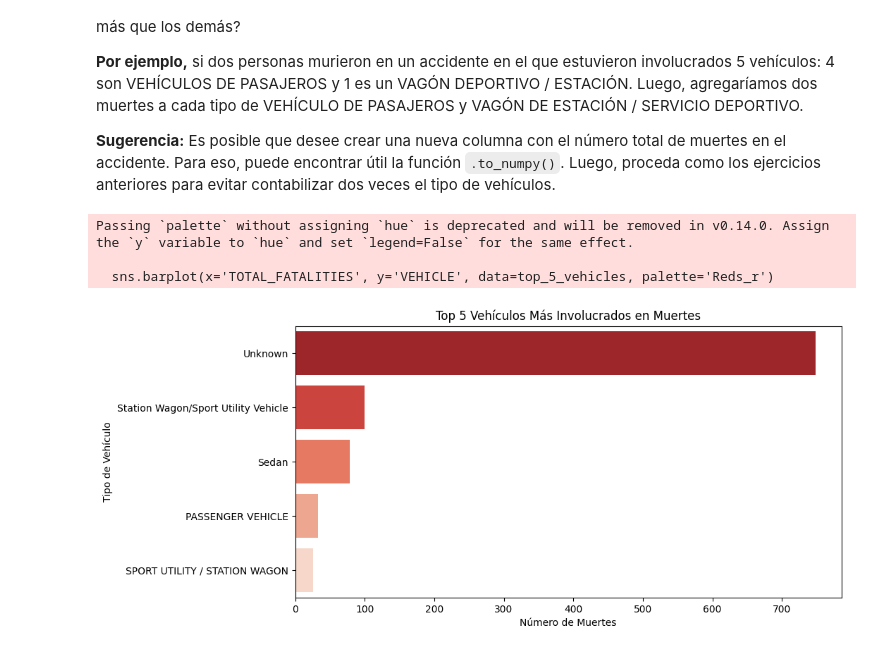
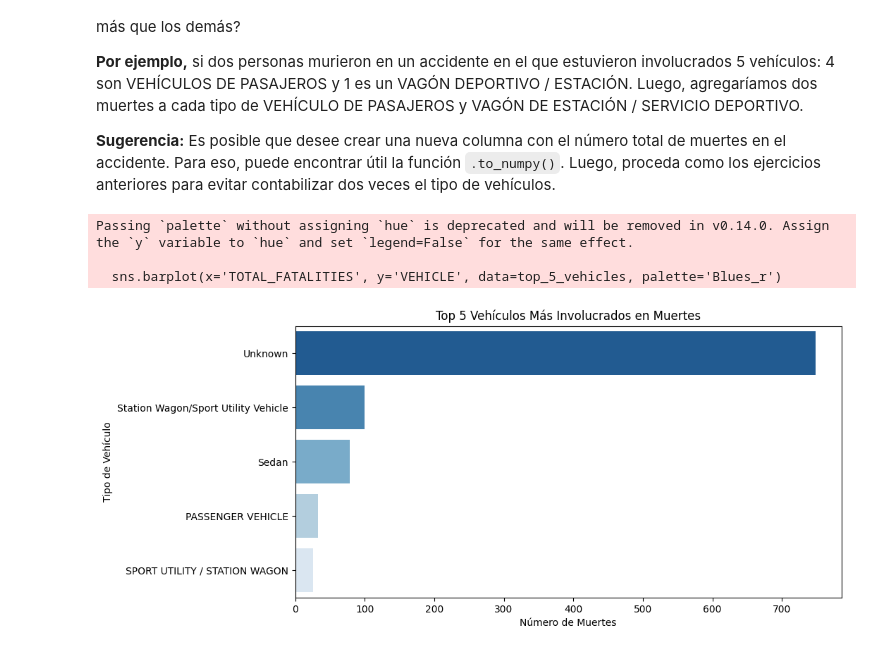
Before and after one commit to mariansierraa/guia2_clase_programacion, a Jupyter notebook: Guia3.ipynb, the cells around one changed output. Cells and saved outputs as stored; diff of their text form; code cells hidden in the pictures.

````diff
--- a/Guia3.ipynb
+++ b/Guia3.ipynb
@@ -468,47 +470,39 @@ Calcula el número de muertes provocadas por cada tipo de vehículo. Trace un gr
 **Sugerencia:** Es posible que desee crear una nueva columna con el número total de muertes en el accidente. Para eso, puede encontrar útil la función ```.to_numpy()```. Luego, proceda como los ejercicios anteriores para evitar contabilizar dos veces el tipo de vehículos.
 # %%
 # Solución propuesta
+
 df_cleaned['TOTAL_FATALITIES'] = (
     df_cleaned['NUMBER OF PEDESTRIANS KILLED'] +
     df_cleaned['NUMBER OF CYCLIST KILLED'] +
     df_cleaned['NUMBER OF MOTORIST KILLED']
 )
 
-# Concatenar las columnas de vehículos
-vehicle_columns = ['VEHICLE TYPE CODE 1', 'VEHICLE TYPE CODE 2',
-                   'VEHICLE TYPE CODE 3', 'VEHICLE TYPE CODE 4',
-                   'VEHICLE TYPE CODE 5']
 
-# Crear un DataFrame con vehículos y las muertes asociadas a cada accidente
-vehicles = pd.concat([
+#vehiculos vs numero de muertes
+vehicles_fatalities = pd.concat([
     df_cleaned[['TOTAL_FATALITIES', col]].rename(columns={col: 'VEHICLE'})
-    for col in vehicle_columns
-])
+    for col in vehicle_cols
+]).dropna()
 
-# Filtrar valores nulos (accidentes sin tipo de vehículo reportado)
-vehicles = vehicles.dropna()
+#agrupar y sumar muertes
+vehicle_deaths = vehicles_fatalities.groupby('VEHICLE')['TOTAL_FATALITIES'].sum().reset_index()
 
-# Agrupar por tipo de vehículo y sumar las muertes
-vehicle_deaths = vehicles.groupby('VEHICLE')['TOTAL_FATALITIES'].sum().reset_index()
+vehicle_deaths['FATALITIES_PROPORTION'] = vehicle_deaths['TOTAL_FATALITIES']/vehicle_deaths['TOTAL_FATALITIES'].sum()
 
-# Ordenar por número de muertes y tomar los 5 principales
+#ordenar
 top_5_vehicles = vehicle_deaths.sort_values(by='TOTAL_FATALITIES', ascending=False).head(5)
 
+#grafico de barras
+plt.figure(figsize=(10, 5))
+sns.barplot(x='TOTAL_FATALITIES', y='VEHICLE', data=top_5_vehicles, palette='Blues_r')
 
-
-# Configurar el gráfico de barras
-plt.figure(figsize=(10, 5))
-sns.barplot(x='TOTAL_FATALITIES', y='VEHICLE', data=top_5_vehicles, palette='Reds_r')
-
-# Etiquetas
 plt.xlabel("Número de Muertes")
 plt.ylabel("Tipo de Vehículo")
 plt.title("Top 5 Vehículos Más Involucrados en Muertes")
 
-# Mostrar gráfico
 plt.show()
 # %% [output]
 Passing `palette` without assigning `hue` is deprecated and will be removed in v0.14.0. Assign the `y` variable to `hue` and set `legend=False` for the same effect.
 
-  sns.barplot(x='TOTAL_FATALITIES', y='VEHICLE', data=top_5_vehicles, palette='Reds_r')
+  sns.barplot(x='TOTAL_FATALITIES', y='VEHICLE', data=top_5_vehicles, palette='Blues_r')
-[figure, old version]
+[figure, new version]
````
Also changed, not shown: parts of 7 cells of this notebook.
